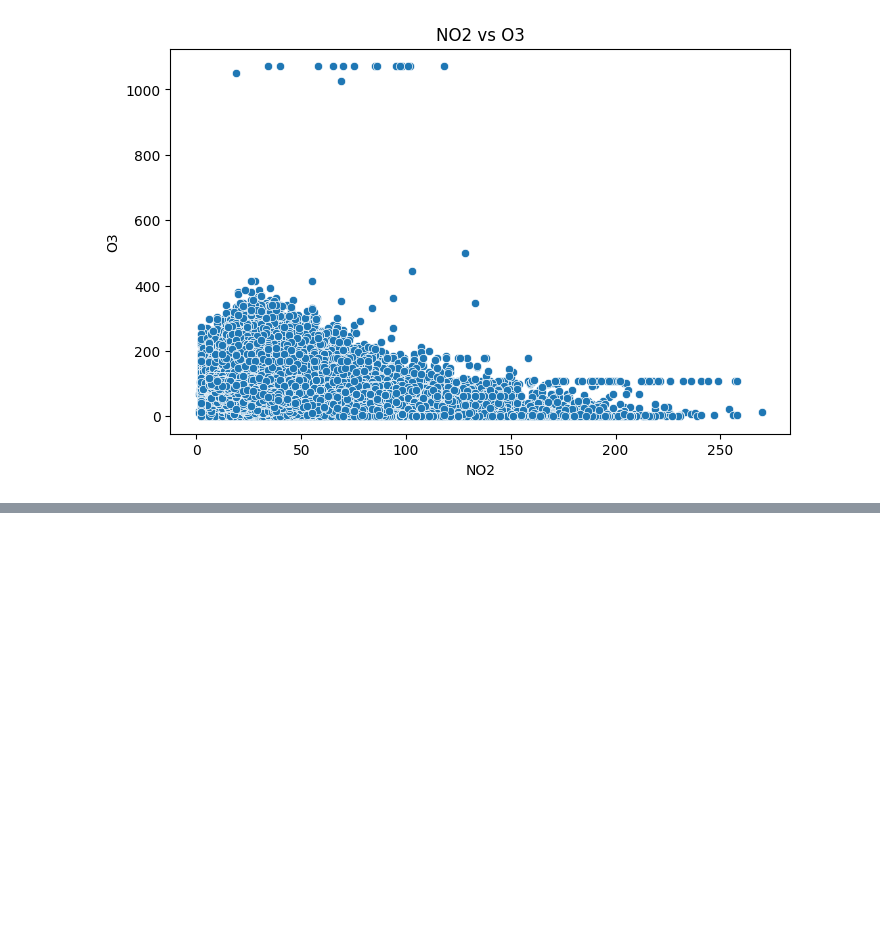
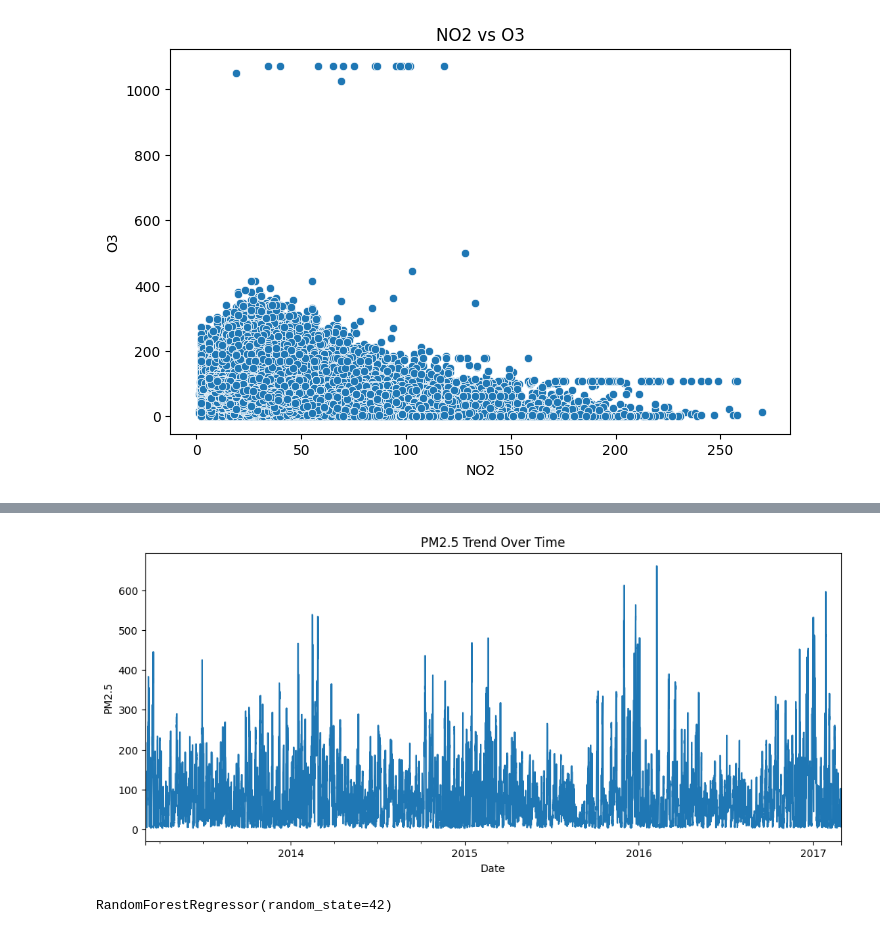
Before and after one commit to skyf-ux/Beijing-Air-Quality-App, a Jupyter notebook: Air_Quality_Analysis.ipynb, the cells around one changed output, grey strips where cells are left out. Cells and saved outputs as stored; diff of their text form; code cells hidden in the pictures; blank space fills up the shorter version.

```diff
--- a/Air_Quality_Analysis.ipynb
+++ b/Air_Quality_Analysis.ipynb
@@ -275,0 +299,11 @@ plt.show()
+# %%
+pm25_time = data.groupby("datetime")["PM2.5"].mean()
+
+plt.figure(figsize=(12,5))
+pm25_time.plot()
+plt.title("PM2.5 Trend Over Time")
+plt.xlabel("Date")
+plt.ylabel("PM2.5")
+plt.show()
+# %% [output]
+[figure, added]
@@ -275,0 +329,6 @@ plt.show()
+# %%
+model = RandomForestRegressor(n_estimators=100, random_state=42)
+
+model.fit(X_train, y_train)
+# %% [output]
+RandomForestRegressor(random_state=42)
```
Also changed, not shown: parts of 9 cells of this notebook.
